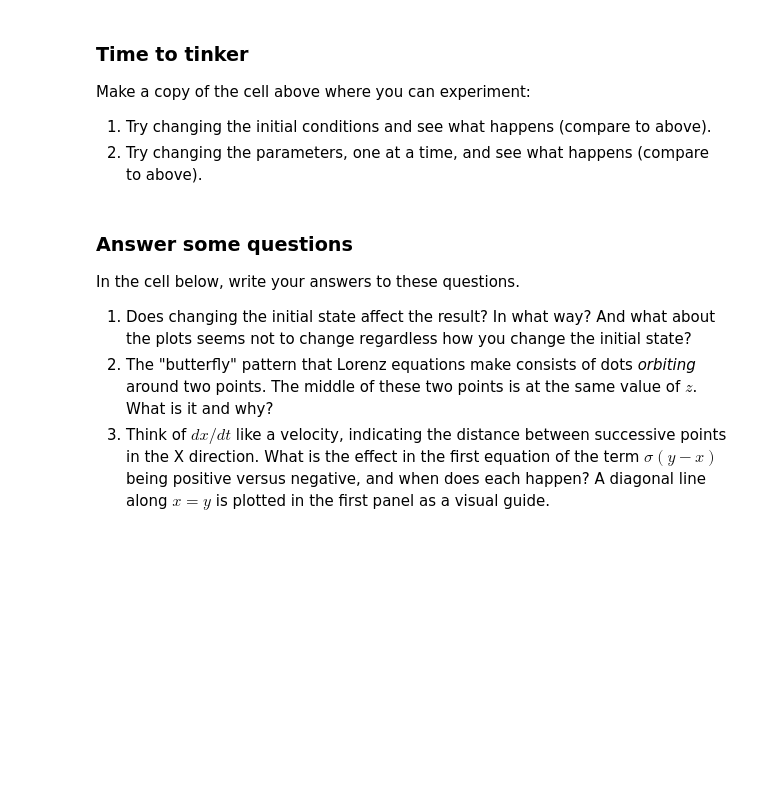
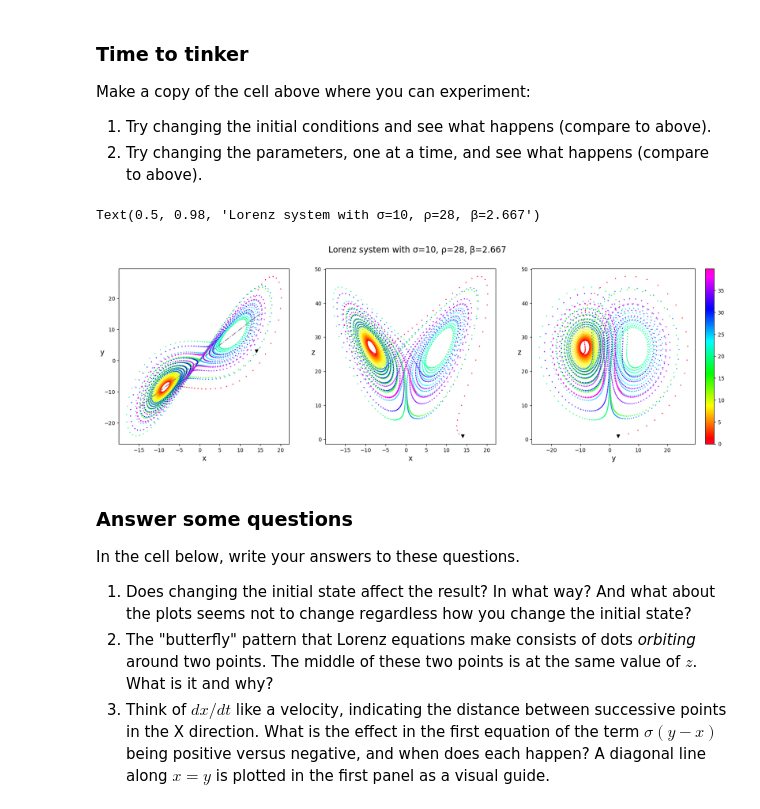
Before and after one commit to anlawyer/land-climate-interactions, a Jupyter notebook: HW0/CLIM614_HW_0.ipynb, the cells around one changed output. Saved outputs shown, nothing was run; the diff lists cells and outputs as text; code cells hidden in the pictures; blank space fills up the shorter version.

```diff
--- a/HW0/CLIM614_HW_0.ipynb
+++ b/HW0/CLIM614_HW_0.ipynb
@@ -200,6 +202,52 @@ fig.suptitle(f"Lorenz system with σ={sigma:.4g}, ρ={rho:.4g}, β={beta:.4g}",f
 Make a copy of the cell above where you can experiment:
 1. Try changing the initial conditions and see what happens (compare to above).
 2. Try changing the parameters, one at a time, and see what happens (compare to above).
+# %%
+# The Lorenz system model.
+# The classical values are: σ = 10, ρ = 28, β = 8/3
+#########################################################
+#########################################################
+### Parameters for this exercise:
+sigma = 10
+rho = 28
+beta = 8/3
+#########################################################
+### Initial conditions:
+state_0 = [14.0, 3.0, 1.0]    # [x0,y0,z0]
+# state_0 = [8.48525, 8.48525, 27.0]    # [x0,y0,z0]
+# state_0 = [0.05, 0.05, 0.05]    # [x0,y0,z0]
+# state_0 = [1.0, 0, 0]    # [x0,y0,z0]
+#########################################################
+#########################################################
+
+def lorenz(state, t): # Function to calculate the Lorenz model
+    x, y, z = state  # Unpack the state vector (3 states)
+    return sigma * (y - x), x * (rho - z) - y, x * y - beta * z  # The 3 derivatives
+
+t = np.arange(0.0, 40.0, 0.01)           # Time steps
+states = odeint(lorenz, state_0, t)      # Integrate the system of ordinary differential equations
+
+#¯¯¯¯¯¯¯¯¯¯¯¯¯¯¯¯¯¯¯¯¯¯¯¯¯¯¯¯¯¯¯¯¯¯¯¯¯¯¯¯¯¯¯¯¯¯¯¯¯¯¯¯¯¯¯¯
+# Plot the results, colored by time from the initial state (red to green to blue and purple)
+# Three views are given - one for each pairing of dimensions ([x,y], [x,z] and [y,z])
+fig, (ax1,ax2,ax3) = plt.subplots(ncols=3,figsize=(21, 6),gridspec_kw={'width_ratios': [5,5,6]})
+im1 = ax1.scatter(states[:,0],states[:,1],c=t,cmap='gist_rainbow',s=1)
+im2 = ax2.scatter(states[:,0],states[:,2],c=t,cmap='gist_rainbow',s=1)
+im3 = ax3.scatter(states[:,1],states[:,2],c=t,cmap='gist_rainbow',s=1)
+# Mark the starting point
+ax1.plot(states[0,0],states[0,1],'kv')
+ax2.plot(states[0,0],states[0,2],'kv')
+ax3.plot(states[0,1],states[0,2],'kv')
+
+ax1.plot([-15,15],[-15,15],c='grey',ls='-.') # Diagonal line on the first panel, showing x=y
+fig.colorbar(im3,ax=ax3)                     # Color bar to the right of the 3rd panel
+ax1.set_xlabel("x",fontsize=14) ; ax1.set_ylabel("y",rotation='horizontal',fontsize=14)
+ax2.set_xlabel("x",fontsize=14) ; ax2.set_ylabel("z",rotation='horizontal',fontsize=14)
+ax3.set_xlabel("y",fontsize=14) ; ax3.set_ylabel("z",rotation='horizontal',fontsize=14)
+fig.suptitle(f"Lorenz system with σ={sigma:.4g}, ρ={rho:.4g}, β={beta:.4g}",fontsize=16)
+# %% [output]
+Text(0.5, 0.98, 'Lorenz system with σ=10, ρ=28, β=2.667')
+[figure, added]
 # %% [markdown]
 ### Answer some questions
 In the cell below, write your answers to these questions.
```
Also changed, not shown: parts of 2 cells of this notebook, 2 other files.
